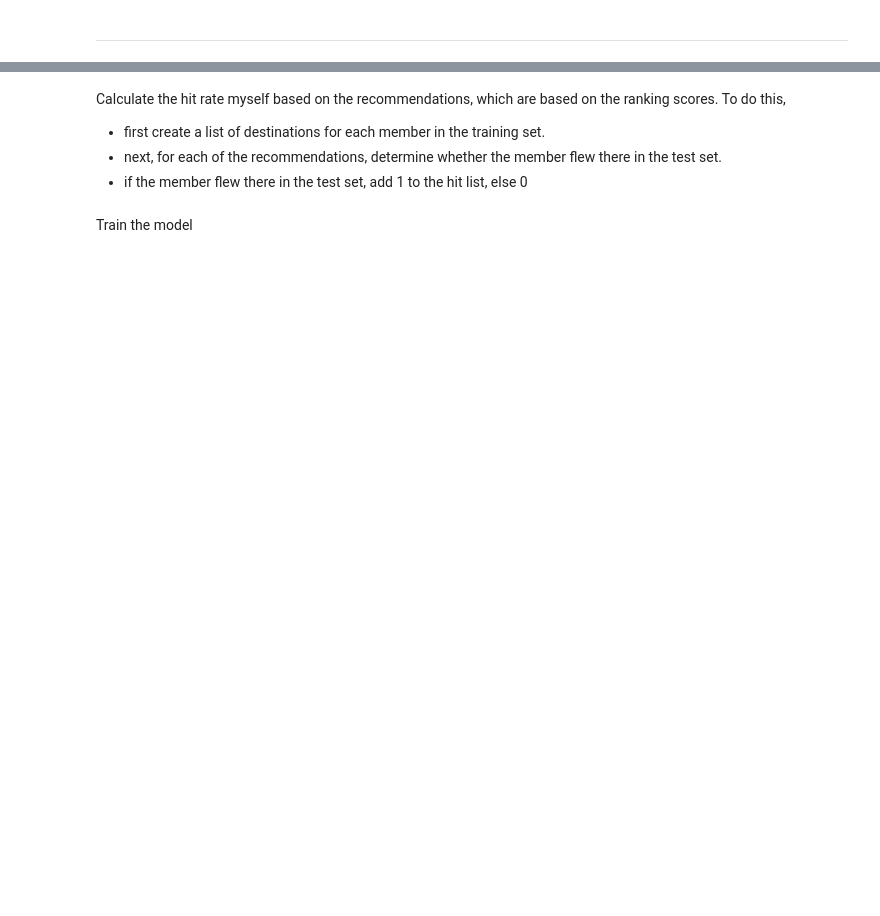
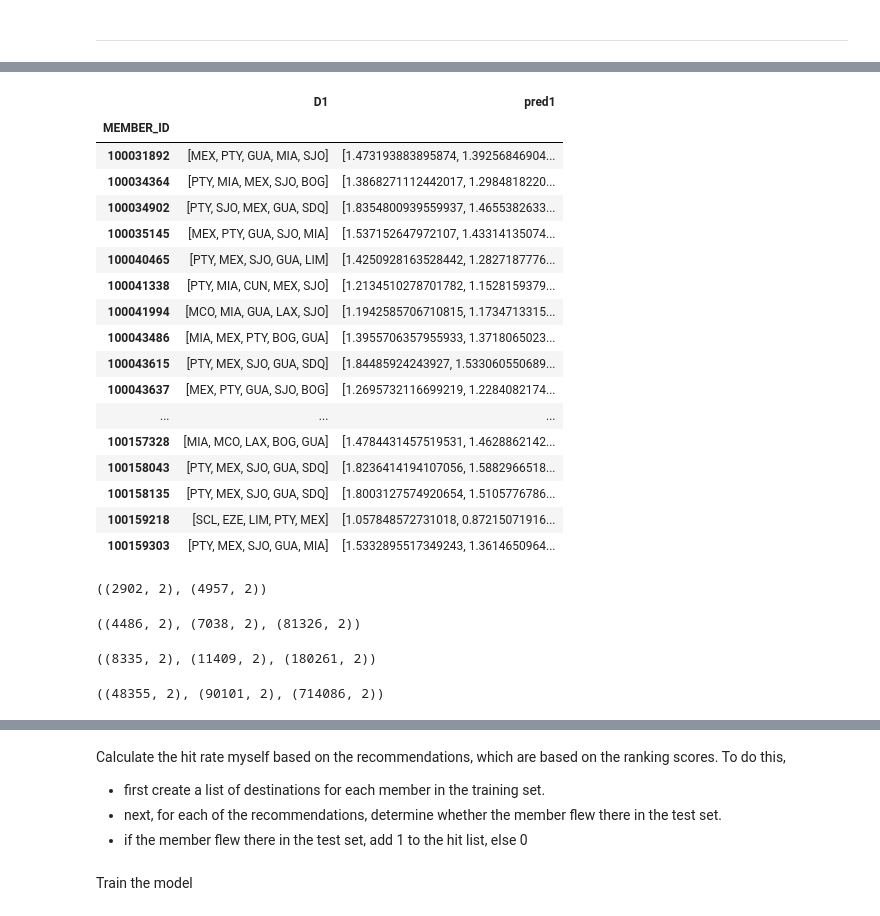
Before and after one commit to erlebach/copa_recommenders, a Jupyter notebook: copa_recommender_data_rankfm/rankfm/rankfm_hitrates_single_function.ipynb, the cells around one changed output, grey strips where cells are left out. Drawn from its saved outputs; the diff is of its cells as text; code cells hidden in the pictures; blank space fills up the shorter version.

```diff
--- a/copa_recommender_data_rankfm/rankfm/rankfm_hitrates_single_function.ipynb
+++ b/copa_recommender_data_rankfm/rankfm/rankfm_hitrates_single_function.ipynb
@@ -146,0 +149,3 @@ hr (previous not filtered):  0.23480113636363636
+# %%
+newlib.run_model(model, interaction_dct, nb_epochs=500, topN=5, with_attrib=False)
+#topN=5, nb_epochs=500, hr=0.16 (filtered), hr=0.64 (not filtered), with_attrib=True`
@@ -146,0 +167,5 @@ hr (previous not filtered):  0.23480113636363636
+# %%
+%%time
+# no filter: 63% accurate. That makes sense.
+# with filter of hits in training set: 11% (same results as those of rankfm)
+result = newlib.recommender(model, interaction_dct, keep_nb_members=None, topN=5)
@@ -146,0 +188,3 @@ hr (previous not filtered):  0.23480113636363636
+# %%
+res1 = result.groupby('MEMBER_ID').agg({'D':list, 'pred':list})
+res1.head(5)
@@ -146,0 +207,4 @@ hr (previous not filtered):  0.23480113636363636
+# %%
+%%time
+res1['argsort'] = res1['pred'].map(np.argsort)
+res1.head(5)
@@ -146,0 +221,17 @@ hr (previous not filtered):  0.23480113636363636
+# %%
+%%time
+topN = 5
+argsort = res1['pred'].apply(lambda x: np.argsort(x)[::-1])
+res1['argsort'] = argsort
+
+def argsortcolD(row):
+    return np.array(row['D'])[row['argsort'][0:topN]]
+
+def argsortcolPred(row):
+    return np.array(row['pred'])[row['argsort'][0:topN]]
+
+res1['D1'] = res1.apply(argsortcolD, axis=1)
+res1['pred1'] = res1.apply(argsortcolPred, axis=1)
+res2 = res1.drop(['D','pred', 'argsort'], axis=1)
+res2.head(50)
+# %% [output]
@@ -146,0 +240,41 @@ hr (previous not filtered):  0.23480113636363636
+|  | D1 | pred1 |
+| MEMBER_ID |  |  |
+| 100031892 | [MEX, PTY, GUA, MIA, SJO] | [1.473193883895874, 1.39256846904... |
+| 100034364 | [PTY, MIA, MEX, SJO, BOG] | [1.3868271112442017, 1.2984818220... |
+| 100034902 | [PTY, SJO, MEX, GUA, SDQ] | [1.8354800939559937, 1.4655382633... |
+| 100035145 | [MEX, PTY, GUA, SJO, MIA] | [1.537152647972107, 1.43314135074... |
+| 100040465 | [PTY, MEX, SJO, GUA, LIM] | [1.4250928163528442, 1.2827187776... |
+| 100041338 | [PTY, MIA, CUN, MEX, SJO] | [1.2134510278701782, 1.1528159379... |
+| 100041994 | [MCO, MIA, GUA, LAX, SJO] | [1.1942585706710815, 1.1734713315... |
+| 100043486 | [MIA, MEX, PTY, BOG, GUA] | [1.3955706357955933, 1.3718065023... |
+| 100043615 | [PTY, MEX, SJO, GUA, SDQ] | [1.84485924243927, 1.533060550689... |
+| 100043637 | [MEX, PTY, GUA, SJO, BOG] | [1.2695732116699219, 1.2284082174... |
+| ... | ... | ... |
+| 100157328 | [MIA, MCO, LAX, BOG, GUA] | [1.4784431457519531, 1.4628862142... |
+| 100158043 | [PTY, MEX, SJO, GUA, SDQ] | [1.8236414194107056, 1.5882966518... |
+| 100158135 | [PTY, MEX, SJO, GUA, SDQ] | [1.8003127574920654, 1.5105776786... |
+| 100159218 | [SCL, EZE, LIM, PTY, MEX] | [1.057848572731018, 0.87215071916... |
+| 100159303 | [PTY, MEX, SJO, GUA, MIA] | [1.5332895517349243, 1.3614650964... |
+# %%
+# number of flights in validation set with PTY, SJO as destination
+x = interaction_dct['data_valid']
+x[x['D'] == 'SJO'].shape, x[x['D'] == 'PTY'].shape
+# %% [output]
+((2902, 2), (4957, 2))
+# %%
+# number of flights in validation set with PTY, SJO as destination
+x = interaction_dct['data_test']
+x[x['D'] == 'SJO'].shape, x[x['D'] == 'PTY'].shape, x.shape
+# %% [output]
+((4486, 2), (7038, 2), (81326, 2))
+# %%
+x = interaction_dct['data_train']
+x[x['D'] == 'SJO'].shape, x[x['D'] == 'PTY'].shape, x.shape
+# %% [output]
+((8335, 2), (11409, 2), (180261, 2))
+# %%
+x = interaction_dct['df_members']
+x[x['D'] == 'SJO'].shape, x[x['D'] == 'PTY'].shape, x.shape
+# 90k PTY and 48k SJO destinations out of 714,000 member flights
+# %% [output]
+((48355, 2), (90101, 2), (714086, 2))
```
Also changed, not shown: parts of 46 cells of this notebook, 3 other files.
